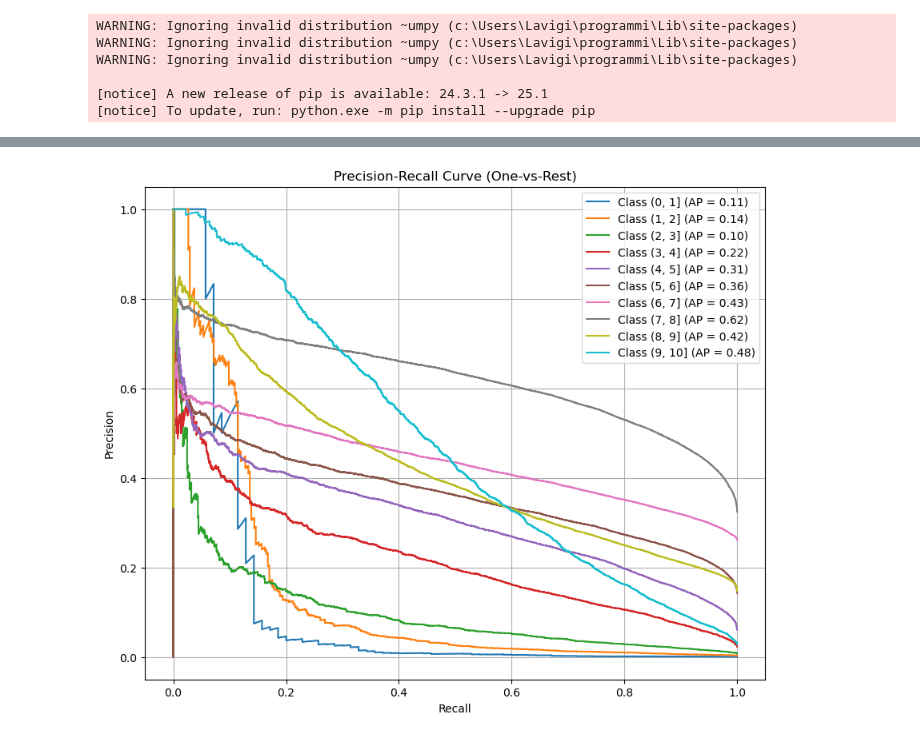
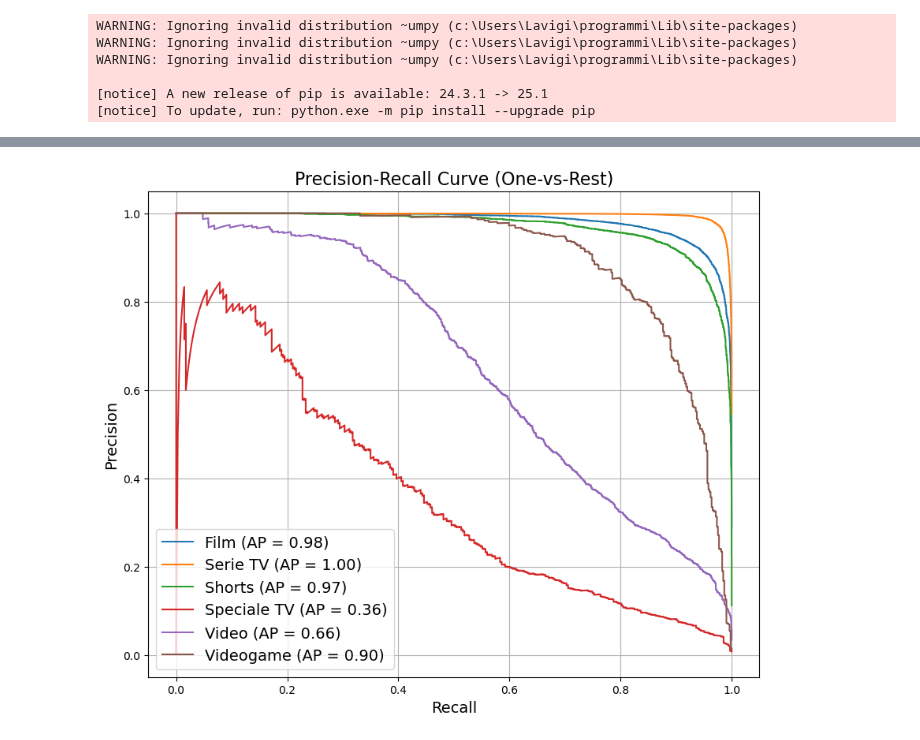
Before and after one commit to luigiascio/Data-Mining-2, a Jupyter notebook: gbm_titletype.ipynb, the cells around one changed output, grey strips where cells are left out. Saved outputs shown, nothing was run; the diff lists cells and outputs as text; code cells hidden in the pictures.

Commit message:
updated graph

```diff
--- a/gbm_titletype.ipynb
+++ b/gbm_titletype.ipynb
@@ -154,17 +159,17 @@ best_model = XGBClassifier(
     tree_method='exact',
     random_state=42,
     subsample=1.0,
-    reg_lambda=1,
-    reg_alpha=0.1,
+    reg_lambda=0,
+    reg_alpha=1,
     n_estimators=300,
     max_depth=7,
-    learning_rate=0.2,
-    gamma=0.1,
-    colsample_bytree=0.8, probability=True
+    learning_rate=0.1,
+    gamma=0.3,
+    colsample_bytree=1, probability=True
 )
 
 # Addestra il modello con i dati di addestramento
-best_model.fit(X_train, y_train_numeric)
+best_model.fit(X_train, y_train)
 
 # evals_result = best_model.evals_result()
 # epochs = len(evals_result['validation_0']['logloss'])
@@ -214,16 +224,19 @@ weighted avg       0.46      0.47      0.46    118900
 # Calcola la ROC curve e la Precision-Recall curve
 y_pred_proba = best_model.predict_proba(X_test)
 
+import numpy as np
+import matplotlib.pyplot as plt
 from sklearn.metrics import roc_curve, roc_auc_score
 from sklearn.preprocessing import label_binarize
+
+# Supponiamo che questo sia il tuo dizionario di mapping
+class_mapping = {0: 'Film', 1: 'Serie TV', 2: 'Shorts', 3: 'Speciale TV', 4: 'Video', 5: 'Videogame'}
 
 # Classi uniche nel dataset
 classes = np.unique(y_test)
 
-# Binarizza y_val
+# Binarizza y_test
 y_test_binarized = label_binarize(y_test, classes=classes)
-
-y_test_binarized
 
 plt.figure(figsize=(10, 8))
 
@@ -232,17 +245,17 @@ for i, class_label in enumerate(classes):
     fpr, tpr, _ = roc_curve(y_test_binarized[:, i], y_pred_proba[:, i])
     auc = roc_auc_score(y_test_binarized[:, i], y_pred_proba[:, i])
 
-    # Traccia la curva ROC
-    plt.plot(fpr, tpr, label=f"Class {class_label} (AUC = {auc:.2f})")
+    # Traccia la curva ROC con il nome della classe originale
+    plt.plot(fpr, tpr, label=f"{class_mapping[class_label]} (AUC = {auc:.2f})")
 
 # Linea casuale per riferimento
 plt.plot([0, 1], [0, 1], 'k--', label="Random Guessing")
 
 # Personalizza il grafico
-plt.xlabel("False Positive Rate")
-plt.ylabel("True Positive Rate")
-plt.title("ROC Curve (One-vs-Rest)")
-plt.legend(loc="best")
+plt.xlabel("False Positive Rate", fontsize=14)
+plt.ylabel("True Positive Rate", fontsize=14)
+plt.title("ROC Curve (One-vs-Rest)", fontsize=16)
+plt.legend(loc="best", fontsize=14)
 plt.grid()
 plt.show()
 # %% [output]
@@ -256,22 +269,22 @@ roc_auc_score(y_test_binarized, y_pred_proba, multi_class="ovr", average="macro"
 # %%
 from sklearn.metrics import precision_recall_curve, average_precision_score
 
 plt.figure(figsize=(10, 8))
 
 for i, class_label in enumerate(classes):
     # Precision-Recall curve per la classe i
     precision, recall, _ = precision_recall_curve(y_test_binarized[:, i], y_pred_proba[:, i])
     ap = average_precision_score(y_test_binarized[:, i], y_pred_proba[:, i])
 
-    # Traccia la curva Precision-Recall
-    plt.plot(recall, precision, label=f"Class {class_label} (AP = {ap:.2f})")
+    # Traccia la curva Precision-Recall con il nome della classe originale
+    plt.plot(recall, precision, label=f"{class_mapping[class_label]} (AP = {ap:.2f})")
 
 # Personalizza il grafico
-plt.xlabel("Recall")
-plt.ylabel("Precision")
-plt.title("Precision-Recall Curve (One-vs-Rest)")
-plt.legend(loc="best")
+plt.xlabel("Recall", fontsize=14)
+plt.ylabel("Precision", fontsize=14)
+plt.title("Precision-Recall Curve (One-vs-Rest)", fontsize=16)
+plt.legend(loc="best", fontsize=14)
 plt.grid()
 plt.show()
 # %% [output]
-[figure, old version]
+[figure, new version]
```
Also changed, not shown: parts of 6 cells of this notebook, 5 other files.
